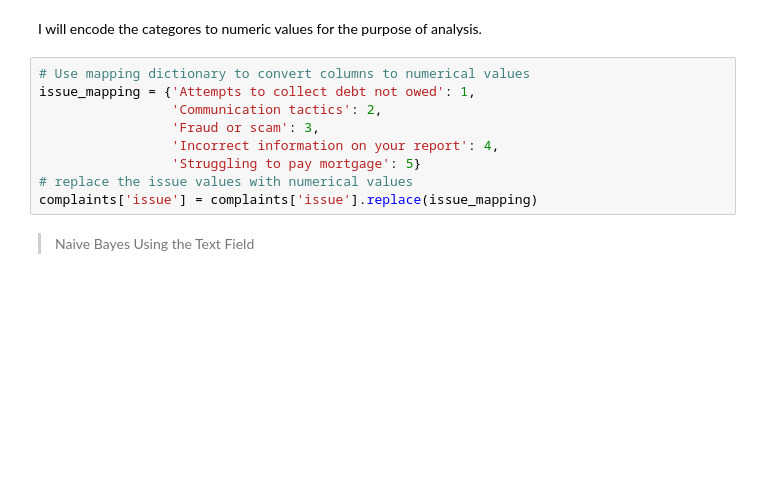
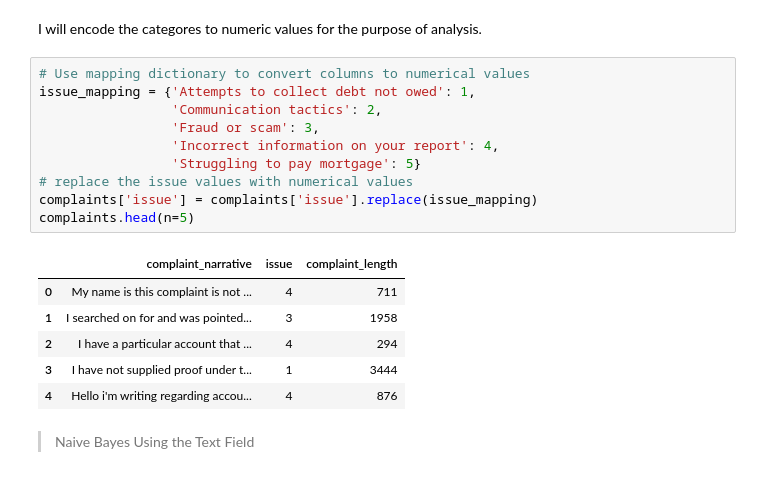
Before and after one commit to nss-data-science-cohort-6/cfpb_text_classification-gambinos, a Jupyter notebook: notebooks/claytorish_eda.ipynb, the cells around one changed output. Cells and saved outputs as stored; diff of their text form; blank space fills up the shorter version.

```diff
--- a/notebooks/claytorish_eda.ipynb
+++ b/notebooks/claytorish_eda.ipynb
@@ -98,11 +102,19 @@ I will encode the categores to numeric values for the purpose of analysis.
 # %%
 # Use mapping dictionary to convert columns to numerical values
 issue_mapping = {'Attempts to collect debt not owed': 1,
                  'Communication tactics': 2,
                  'Fraud or scam': 3,
                  'Incorrect information on your report': 4,
                  'Struggling to pay mortgage': 5}
 # replace the issue values with numerical values
 complaints['issue'] = complaints['issue'].replace(issue_mapping)
+complaints.head(n=5)
+# %% [output]
+|  | complaint_narrative | issue | complaint_length |
+| 0 | My name is this complaint is not ... | 4 | 711 |
+| 1 | I searched on for and was pointed... | 3 | 1958 |
+| 2 | I have a particular account that ... | 4 | 294 |
+| 3 | I have not supplied proof under t... | 1 | 3444 |
+| 4 | Hello i'm writing regarding accou... | 4 | 876 |
 # %% [markdown]
 > Naive Bayes Using the Text Field
```
Also changed, not shown: parts of 11 cells of this notebook.
